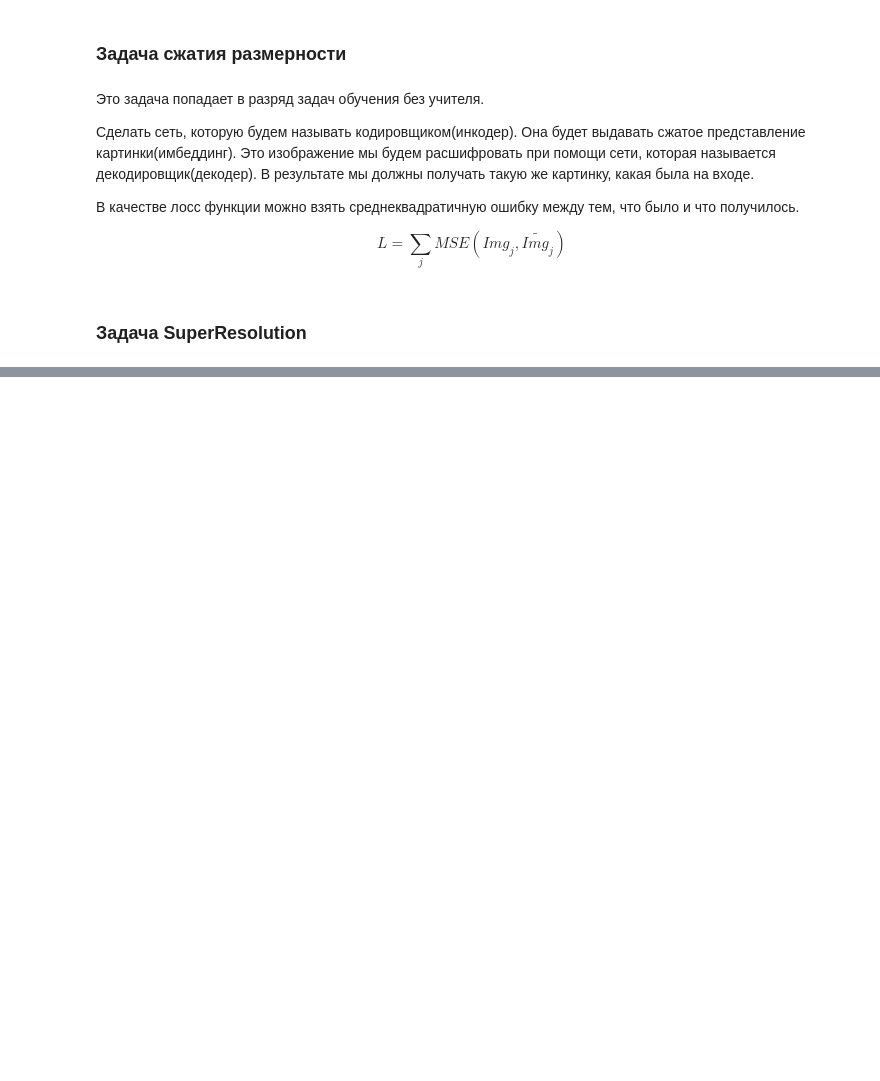
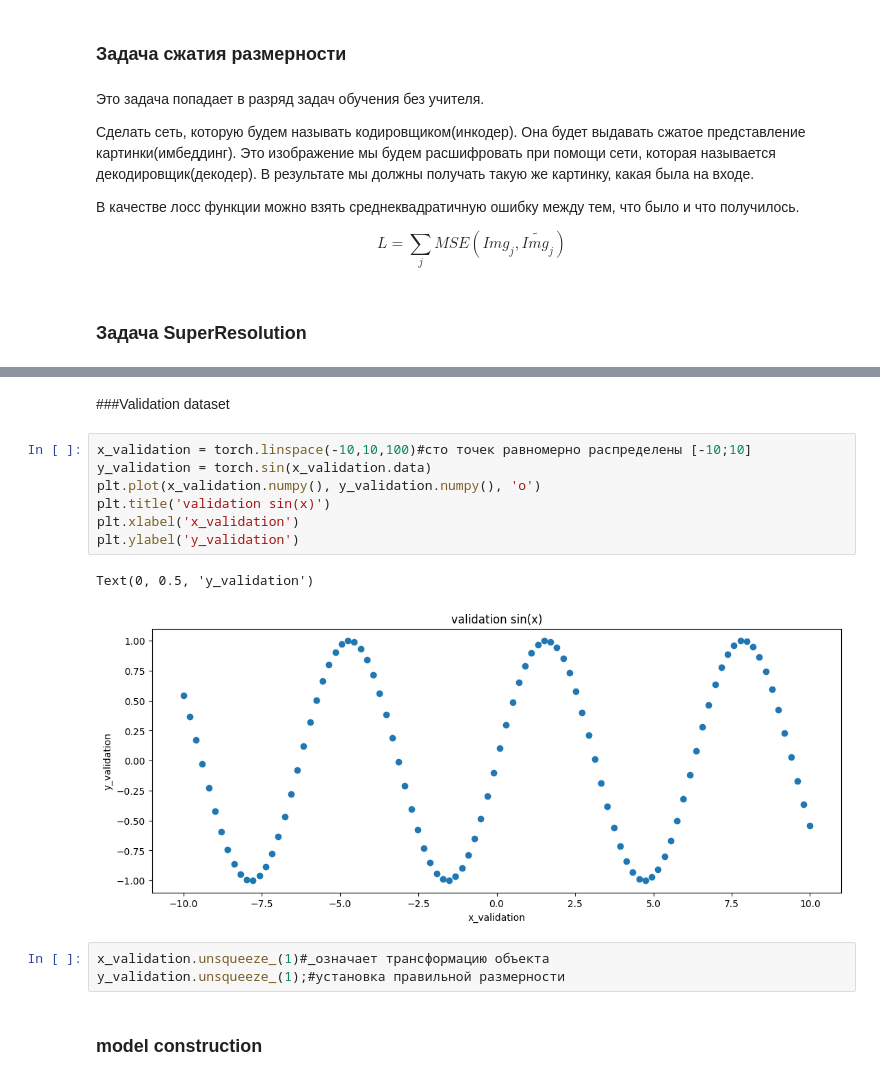
Before and after one commit to ShedovaNastya/BVT2203_project_workshop, a Jupyter notebook: notebooks_neural_networks.ipynb, the cells around one changed output, grey strips where cells are left out. Cells and saved outputs as stored; diff of their text form; blank space fills up the shorter version.

```diff
--- a/notebooks_neural_networks.ipynb
+++ b/notebooks_neural_networks.ipynb
@@ -851,0 +912,17 @@ Cуть: увеличени изображения
+# %% [markdown]
+###Validation dataset
+# %%
+x_validation = torch.linspace(-10,10,100)#сто точек равномерно распределены [-10;10]
+y_validation = torch.sin(x_validation.data)
+plt.plot(x_validation.numpy(), y_validation.numpy(), 'o')
+plt.title('validation sin(x)')
+plt.xlabel('x_validation')
+plt.ylabel('y_validation')
+# %% [output]
+Text(0, 0.5, 'y_validation')
+[figure, added]
+# %%
+x_validation.unsqueeze_(1)#_означает трансформацию объекта
+y_validation.unsqueeze_(1);#установка правильной размерности
+# %% [markdown]
+### model construction
```
Also changed, not shown: parts of 61 cells of this notebook.
